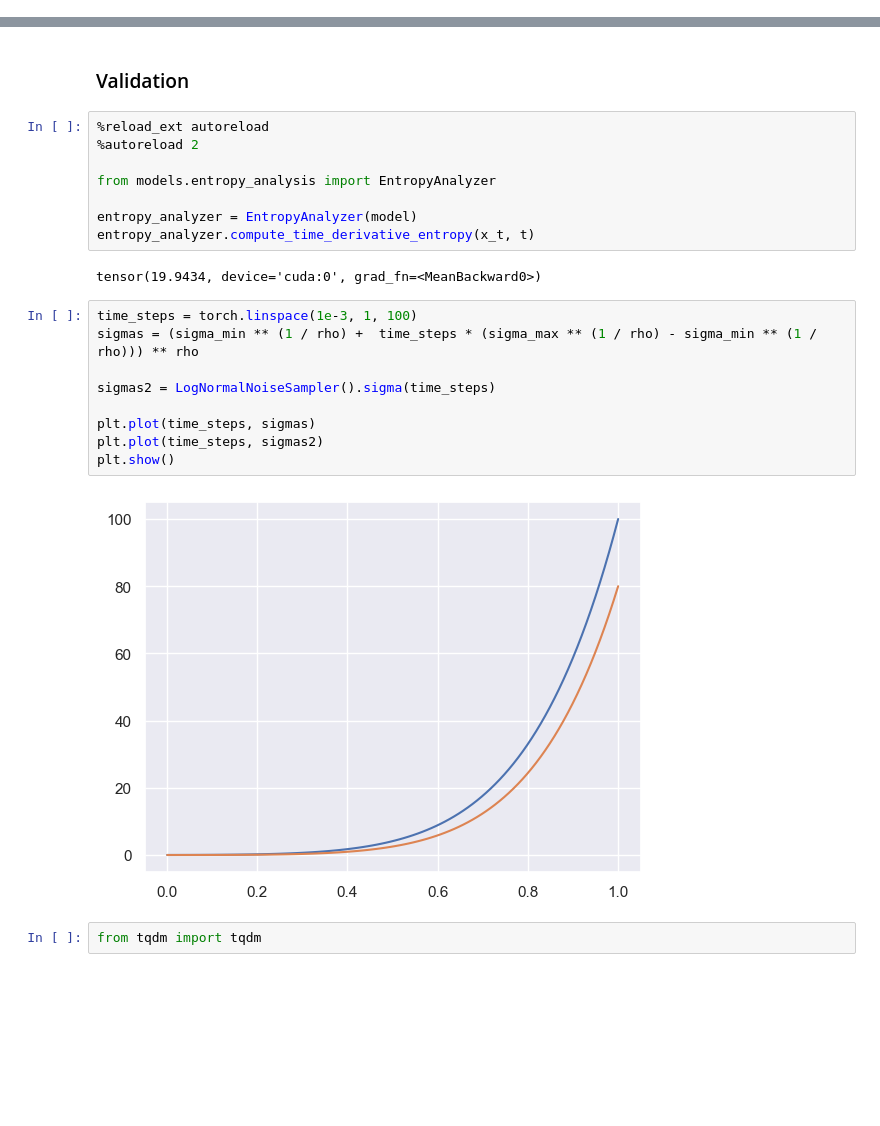
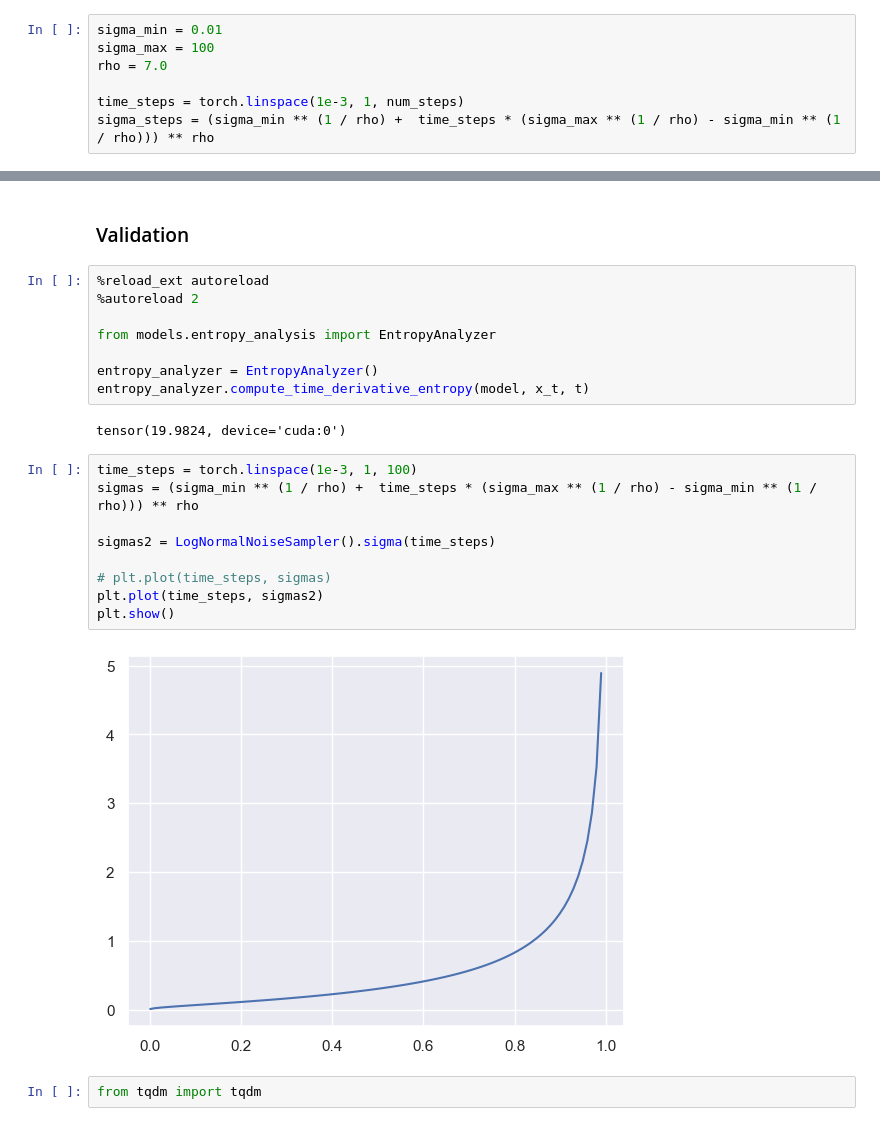
Before and after one commit to gabrielrayasony/cedm, a Jupyter notebook: toy_example.ipynb, the cells around one changed output, grey strips where cells are left out. Cells and saved outputs as stored; diff of their text form; blank space fills up the shorter version.

```diff
--- a/toy_example.ipynb
+++ b/toy_example.ipynb
@@ -347,3 +436,10 @@ plt.show()
+# %%
+sigma_min = 0.01
+sigma_max = 100
+rho = 7.0
+
+time_steps = torch.linspace(1e-3, 1, num_steps)
+sigma_steps = (sigma_min ** (1 / rho) +  time_steps * (sigma_max ** (1 / rho) - sigma_min ** (1 / rho))) ** rho
 # %%
 model.denoiser.eval().to(device)
 print()
@@ -379,21 +475,21 @@ tensor(6.7310, device='cuda:0', grad_fn=<MeanBackward0>)
 
 from models.entropy_analysis import EntropyAnalyzer
 
-entropy_analyzer = EntropyAnalyzer(model)
-entropy_analyzer.compute_time_derivative_entropy(x_t, t)
+entropy_analyzer = EntropyAnalyzer()
+entropy_analyzer.compute_time_derivative_entropy(model, x_t, t)
 # %% [output]
-tensor(19.9434, device='cuda:0', grad_fn=<MeanBackward0>)
+tensor(19.9824, device='cuda:0')
 # %%
 time_steps = torch.linspace(1e-3, 1, 100)
 sigmas = (sigma_min ** (1 / rho) +  time_steps * (sigma_max ** (1 / rho) - sigma_min ** (1 / rho))) ** rho
 
 sigmas2 = LogNormalNoiseSampler().sigma(time_steps)
 
-plt.plot(time_steps, sigmas)
+# plt.plot(time_steps, sigmas)
 plt.plot(time_steps, sigmas2)
 plt.show()
 # %% [output]
-[figure, old version]
+[figure, new version]
 # %%
 from tqdm import tqdm
 # %%
```
Also changed, not shown: parts of 27 cells of this notebook, 10 other files.
